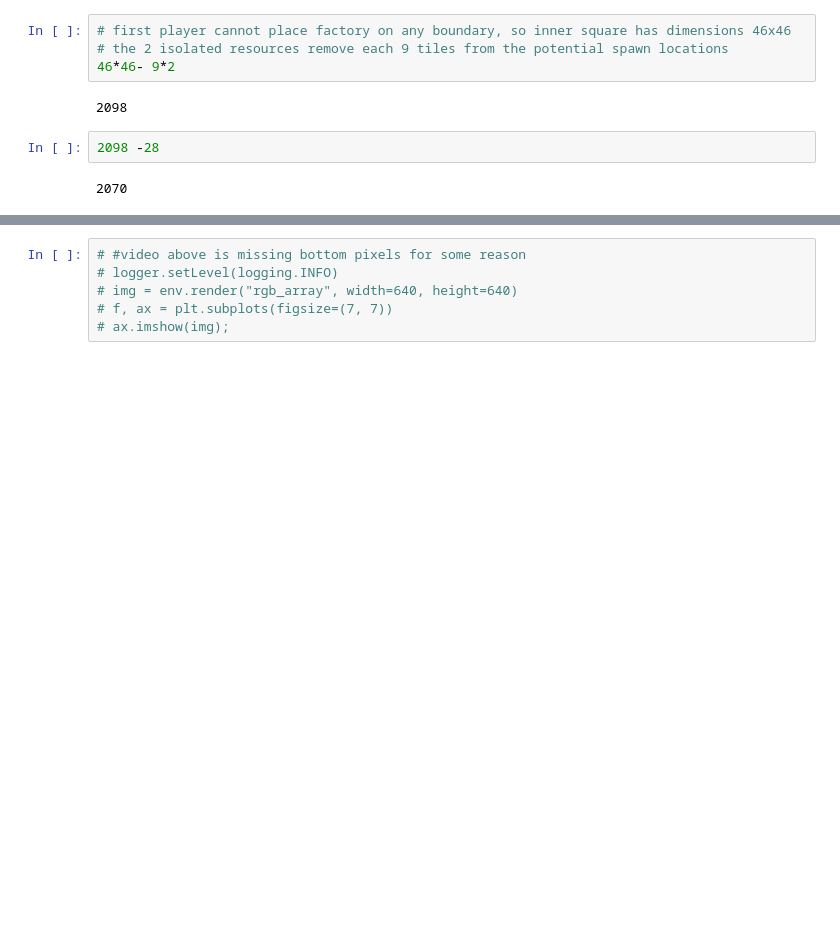
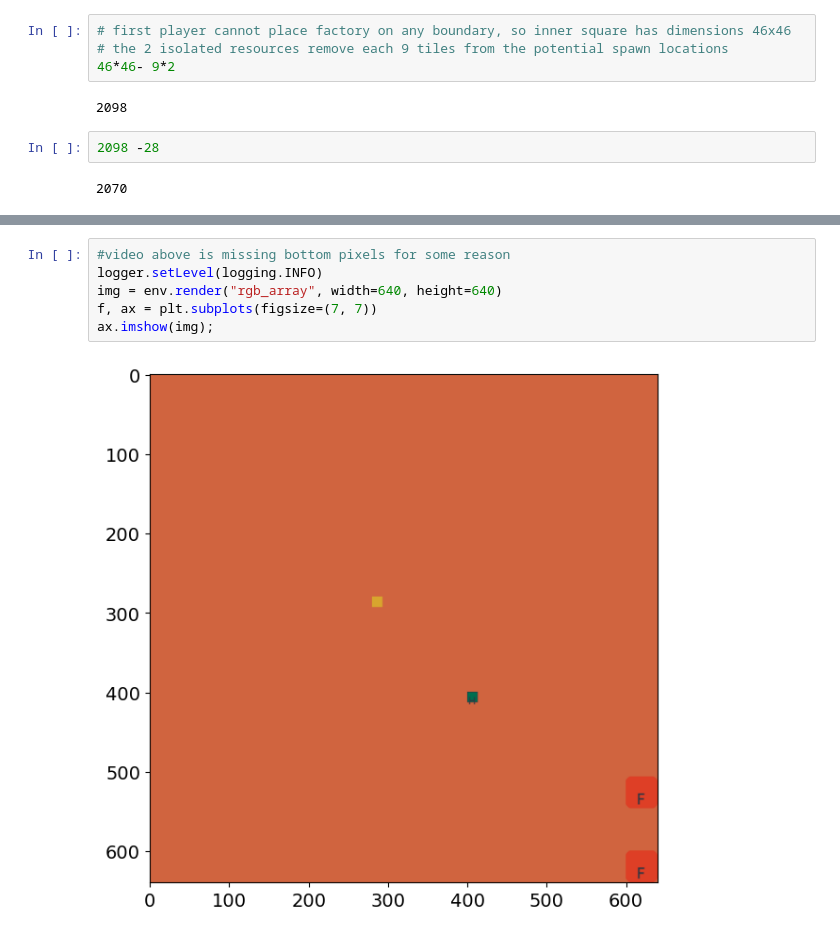
Before and after one commit to aernesto/Lux-Design-S2, a Jupyter notebook: codigo/src/adr_explorations.ipynb, the cells around one changed output, grey strips where cells are left out. Drawn from its saved outputs; the diff is of its cells as text; blank space fills up the shorter version.

```diff
--- a/codigo/src/adr_explorations.ipynb
+++ b/codigo/src/adr_explorations.ipynb
@@ -98,7 +98,9 @@ if animate_arg:
 # %%
-# #video above is missing bottom pixels for some reason
-# logger.setLevel(logging.INFO)
-# img = env.render("rgb_array", width=640, height=640)
-# f, ax = plt.subplots(figsize=(7, 7))
-# ax.imshow(img);
+#video above is missing bottom pixels for some reason
+logger.setLevel(logging.INFO)
+img = env.render("rgb_array", width=640, height=640)
+f, ax = plt.subplots(figsize=(7, 7))
+ax.imshow(img);
+# %% [output]
+[figure, added]
 # %%
```
Also changed, not shown: parts of 16 cells of this notebook, 4 other files.
